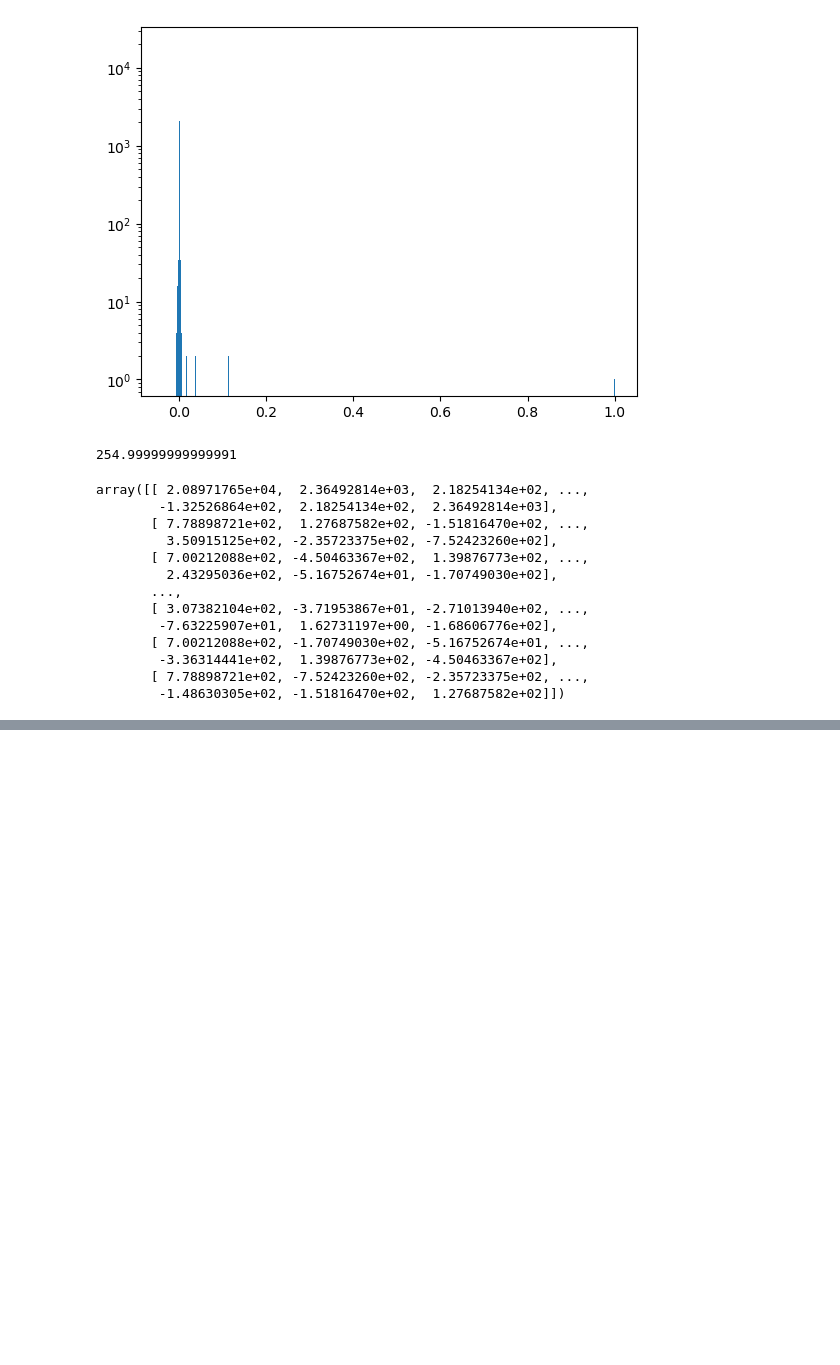
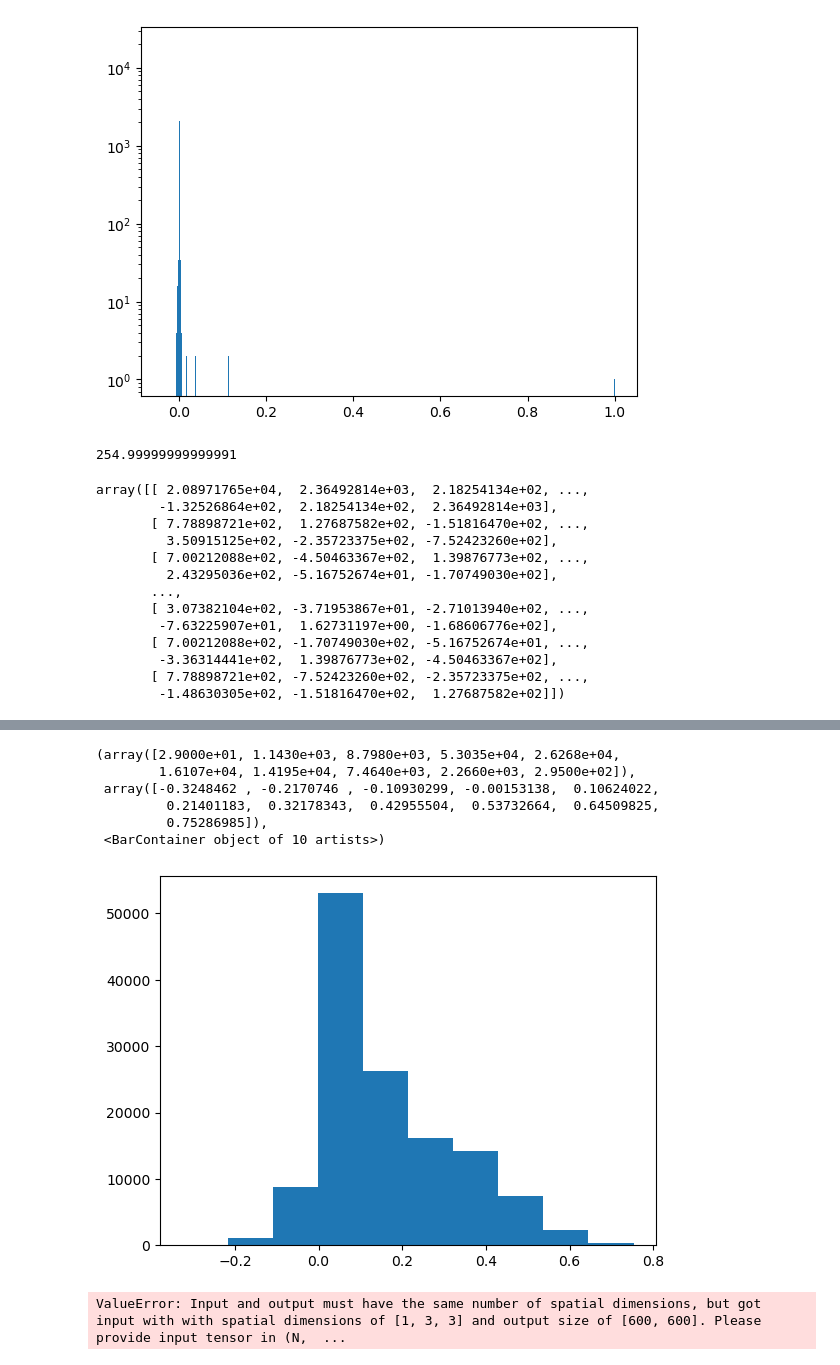
Before and after one commit to simenhu/fdtd, a Jupyter notebook: cortical/PlayWithModel.ipynb, the cells around one changed output, grey strips where cells are left out. Drawn from its saved outputs; the diff is of its cells as text; code cells hidden in the pictures; blank space fills up the shorter version.

```diff
--- a/cortical/PlayWithModel.ipynb
+++ b/cortical/PlayWithModel.ipynb
@@ -197,0 +235,16 @@ array([[ 2.08971765e+04,  2.36492814e+03,  2.18254134e+02, ...,
+# %%
+plt.hist(np.reshape(grid_params[4].detach().numpy(), (-1)))
+# %% [output]
+(array([2.9000e+01, 1.1430e+03, 8.7980e+03, 5.3035e+04, 2.6268e+04,
+        1.6107e+04, 1.4195e+04, 7.4640e+03, 2.2660e+03, 2.9500e+02]),
+ array([-0.3248462 , -0.2170746 , -0.10930299, -0.00153138,  0.10624022,
+         0.21401183,  0.32178343,  0.42955504,  0.53732664,  0.64509825,
+         0.75286985]),
+ <BarContainer object of 10 artists>)
+[figure, added]
+# %%
+inverse_perm = grid_params[4]
+resizer = torchvision.transforms.Resize((600,600), interpolation=torchvision.transforms.InterpolationMode.BILINEAR)
+resizer(inverse_perm)
+# %% [output]
+ValueError: Input and output must have the same number of spatial dimensions, but got input with with spatial dimensions of [1, 3, 3] and output size of [600, 600]. Please provide input tensor in (N,  ...
```
Also changed, not shown: parts of 10 cells of this notebook, 5 other files.
